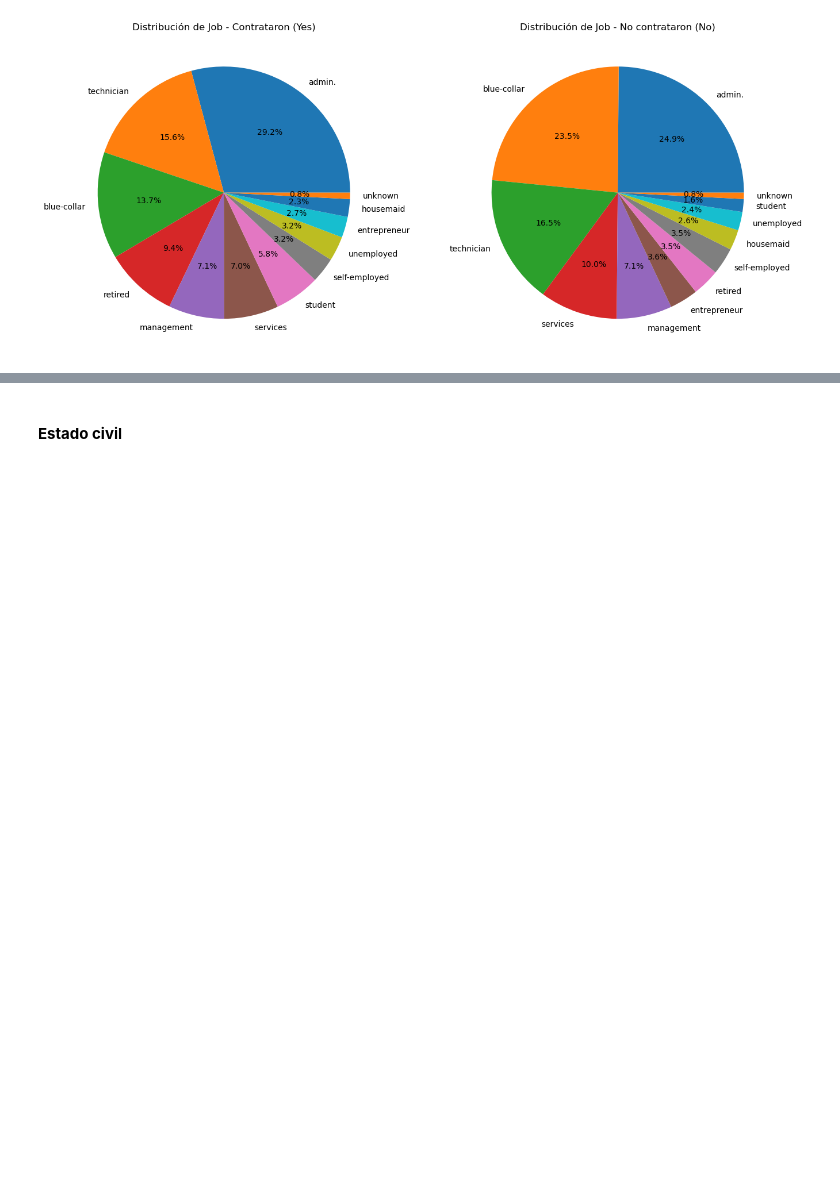
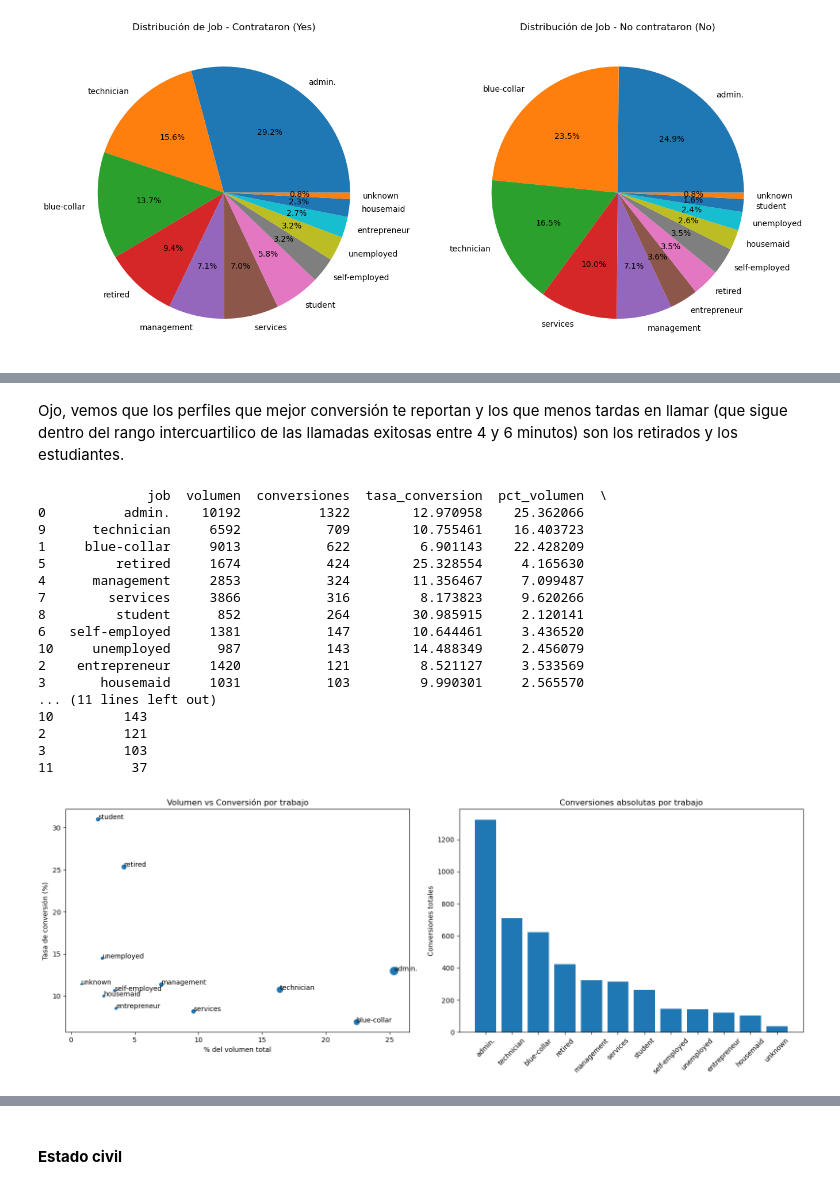
Before and after one commit to arnausans23/data-analytics-tfm, a Jupyter notebook: 1_analisis_datos_v2.ipynb, the cells around one changed output, grey strips where cells are left out. Cells and saved outputs as stored; diff of their text form; code cells hidden in the pictures; blank space fills up the shorter version.

```diff
--- a/1_analisis_datos_v2.ipynb
+++ b/1_analisis_datos_v2.ipynb
@@ -702,0 +754,62 @@ plt.show()
+# %% [markdown]
+Ojo, vemos que los perfiles que mejor conversión te reportan y los que menos tardas en llamar (que sigue dentro del rango intercuartilico de las llamadas exitosas entre 4 y 6 minutos) son los retirados y los estudiantes.
+# %%
+import matplotlib.pyplot as plt
+import pandas as pd
+
+# Calcular métricas por job
+stats_job = df_clean.groupby('job').agg(
+    volumen=('result', 'count'),
+    conversiones=('result', lambda x: (x == 'yes').sum()),
+    tasa_conversion=('result', lambda x: (x == 'yes').mean() * 100)
+).reset_index()
+
+# Calcular porcentaje del volumen total
+stats_job['pct_volumen'] = stats_job['volumen'] / stats_job['volumen'].sum() * 100
+
+# Índice de eficiencia: conversiones absolutas (volumen * tasa)
+stats_job['eficiencia'] = stats_job['conversiones']
+
+# Ordenar por eficiencia
+stats_job = stats_job.sort_values('eficiencia', ascending=False)
+
+print(stats_job)
+
+# Visualización
+fig, axes = plt.subplots(1, 2, figsize=(16, 6))
+
+# Gráfico 1: Scatter volumen vs tasa de conversión
+axes[0].scatter(stats_job['pct_volumen'], stats_job['tasa_conversion'], s=stats_job['conversiones']/10)
+for i, row in stats_job.iterrows():
+    axes[0].annotate(row['job'], (row['pct_volumen'], row['tasa_conversion']))
+axes[0].set_xlabel('% del volumen total')
+axes[0].set_ylabel('Tasa de conversión (%)')
+axes[0].set_title('Volumen vs Conversión por trabajo')
+
+# Gráfico 2: Conversiones absolutas (lo que realmente importa)
+axes[1].bar(stats_job['job'], stats_job['conversiones'])
+axes[1].set_ylabel('Conversiones totales')
+axes[1].set_title('Conversiones absolutas por trabajo')
+axes[1].tick_params(axis='x', rotation=45)
+
+plt.tight_layout()
+plt.show()
+# %% [output]
+              job  volumen  conversiones  tasa_conversion  pct_volumen  \
+0          admin.    10192          1322        12.970958    25.362066
+9      technician     6592           709        10.755461    16.403723
+1     blue-collar     9013           622         6.901143    22.428209
+5         retired     1674           424        25.328554     4.165630
+4      management     2853           324        11.356467     7.099487
+7        services     3866           316         8.173823     9.620266
+8         student      852           264        30.985915     2.120141
+6   self-employed     1381           147        10.644461     3.436520
+10     unemployed      987           143        14.488349     2.456079
+2    entrepreneur     1420           121         8.521127     3.533569
+3       housemaid     1031           103         9.990301     2.565570
+... (11 lines left out)
+10         143
+2          121
+3          103
+11          37
+[figure, added]
```
Also changed, not shown: parts of 14 cells of this notebook.
